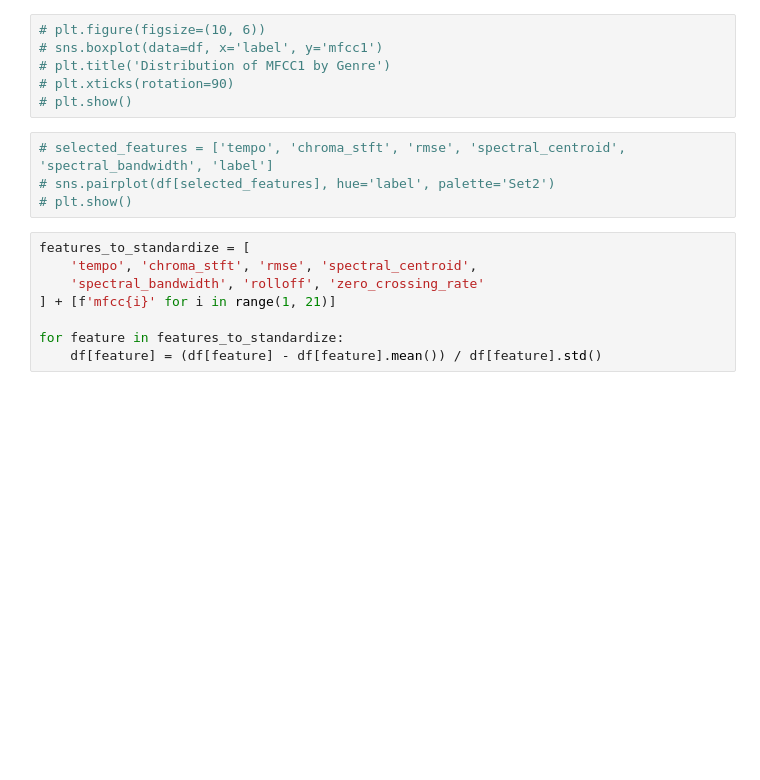
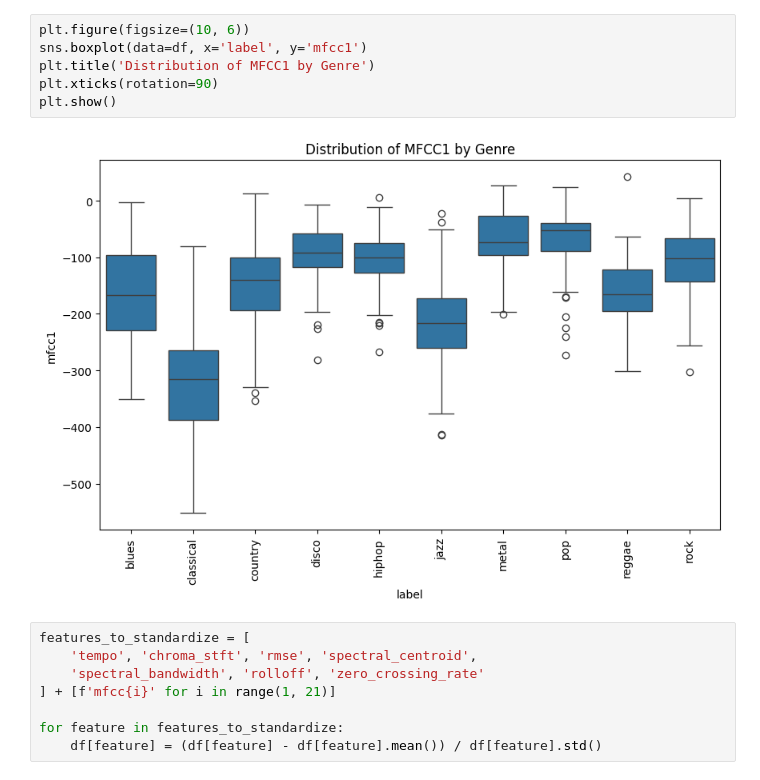
Before and after one commit to JHamoni676/cs5830_project7, a Jupyter notebook: jonah.ipynb, the cells around one changed output. Saved outputs shown, nothing was run; the diff lists cells and outputs as text; blank space fills up the shorter version.

```diff
--- a/jonah.ipynb
+++ b/jonah.ipynb
@@ -34,13 +60,11 @@ print("Label mapping:", label_mapping)
 # %%
-# plt.figure(figsize=(10, 6))
-# sns.boxplot(data=df, x='label', y='mfcc1')
-# plt.title('Distribution of MFCC1 by Genre')
-# plt.xticks(rotation=90)
-# plt.show()
+plt.figure(figsize=(10, 6))
+sns.boxplot(data=df, x='label', y='mfcc1')
+plt.title('Distribution of MFCC1 by Genre')
+plt.xticks(rotation=90)
+plt.show()
+# %% [output]
+[figure, added]
-# %%
-# selected_features = ['tempo', 'chroma_stft', 'rmse', 'spectral_centroid', 'spectral_bandwidth', 'label']
-# sns.pairplot(df[selected_features], hue='label', palette='Set2')
-# plt.show()
 # %%
 features_to_standardize = [
     'tempo', 'chroma_stft', 'rmse', 'spectral_centroid',
```
Also changed, not shown: parts of 12 cells of this notebook.
